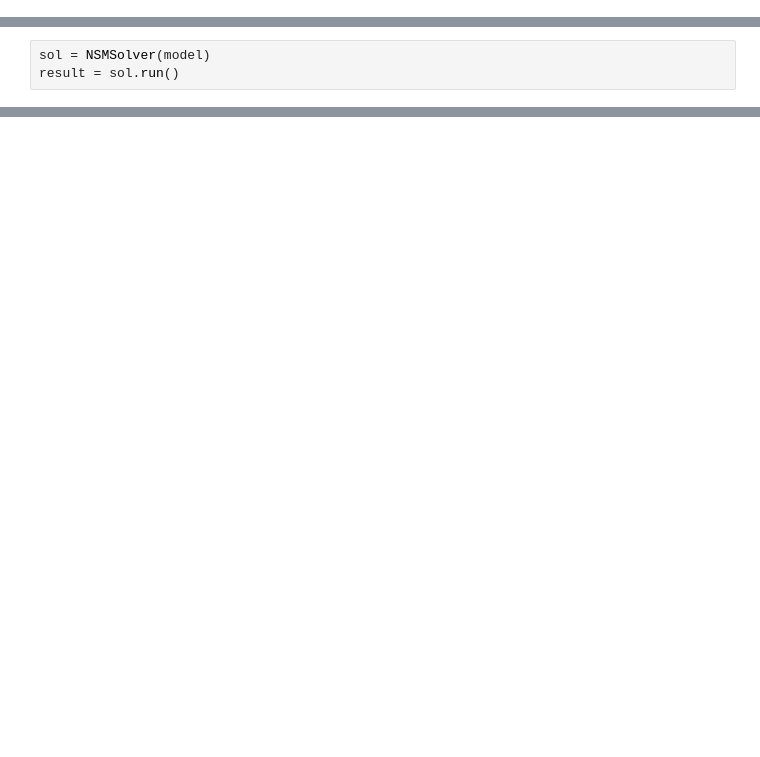
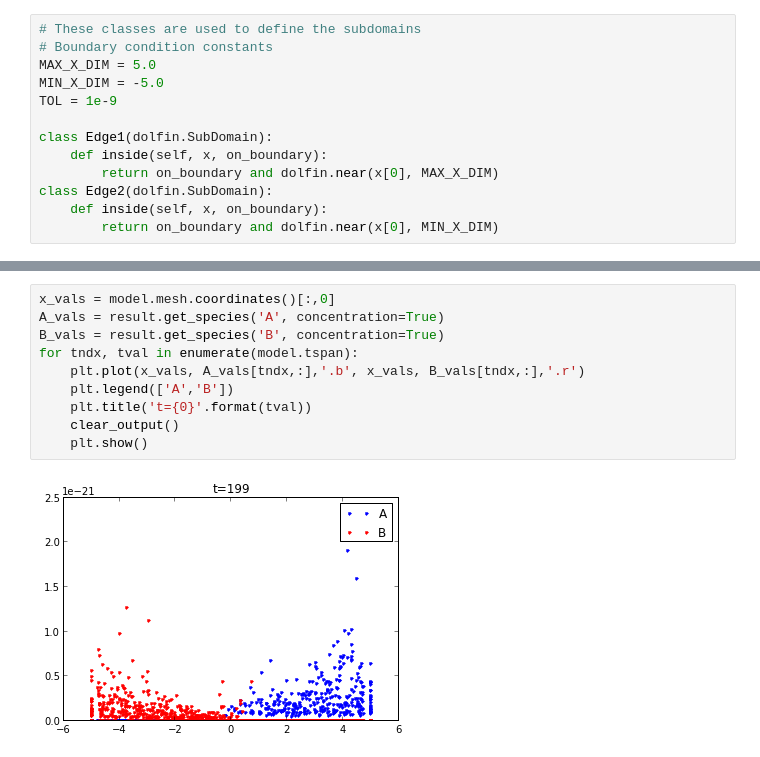
Before and after one commit to briandrawert/MOLNS_notebooks, a Jupyter notebook: PyURDME_Example_cylinderDemo.ipynb, the cells around one changed output, grey strips where cells are left out. Saved outputs shown, nothing was run; the diff lists cells and outputs as text; blank space fills up the shorter version.

```diff
--- a/PyURDME_Example_cylinderDemo.ipynb
+++ b/PyURDME_Example_cylinderDemo.ipynb
@@ -4,0 +10,13 @@ from pyurdme.nsmsolver import NSMSolver
+# %%
+# These classes are used to define the subdomains
+# Boundary condition constants
+MAX_X_DIM = 5.0
+MIN_X_DIM = -5.0
+TOL = 1e-9
+
+class Edge1(dolfin.SubDomain):
+    def inside(self, x, on_boundary):
+        return on_boundary and dolfin.near(x[0], MAX_X_DIM)
+class Edge2(dolfin.SubDomain):
+    def inside(self, x, on_boundary):
+        return on_boundary and dolfin.near(x[0], MIN_X_DIM)
@@ -7,3 +87,0 @@ model = cylinderDemo3D()
-# %%
-sol = NSMSolver(model)
-result = sol.run()
@@ -42,0 +116,12 @@ sol.solver_dir
+# %%
+x_vals = model.mesh.coordinates()[:,0]
+A_vals = result.get_species('A', concentration=True)
+B_vals = result.get_species('B', concentration=True)
+for tndx, tval in enumerate(model.tspan):
+    plt.plot(x_vals, A_vals[tndx,:],'.b', x_vals, B_vals[tndx,:],'.r')
+    plt.legend(['A','B'])
+    plt.title('t={0}'.format(tval))
+    clear_output()
+    plt.show()
+# %% [output]
+[figure, added]
```
Also changed, not shown: parts of 15 cells of this notebook, 1 other file.
